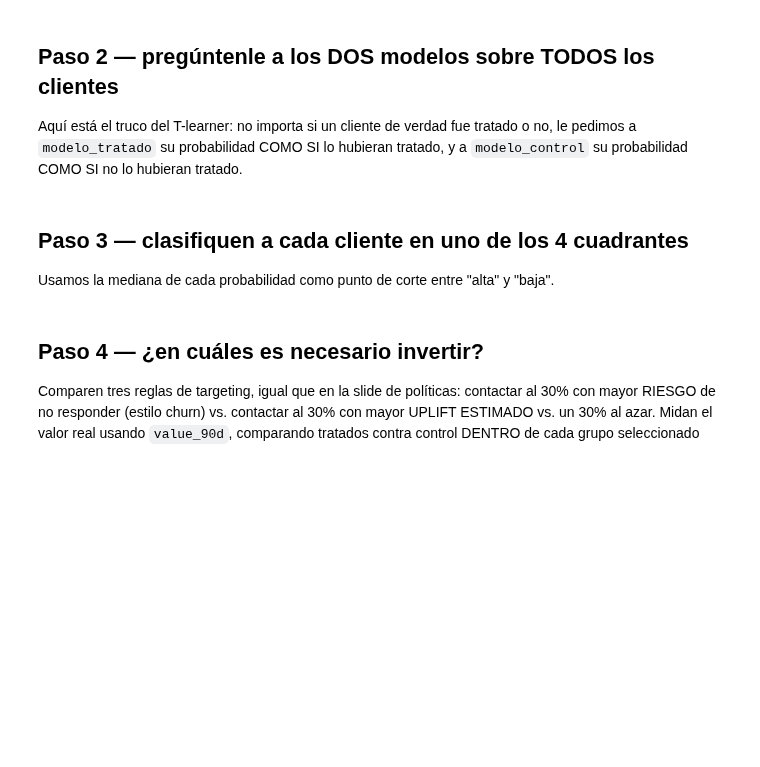
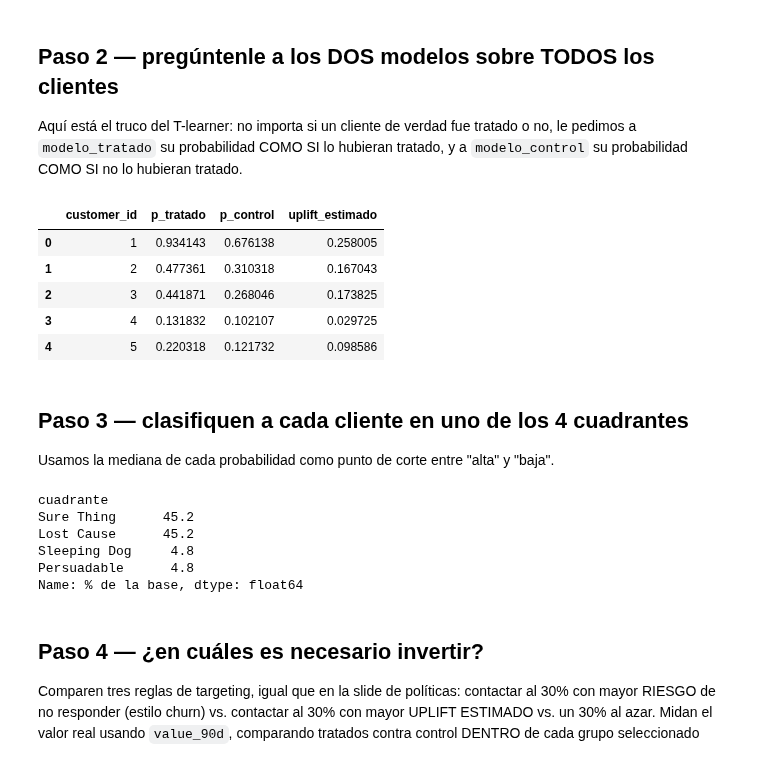
Before and after one commit to ZeroJChang/marketing-analytics-jose-deleon, a Jupyter notebook: Semana_3/breakout_3.ipynb, the cells around one changed output. Drawn from its saved outputs; the diff is of its cells as text; code cells hidden in the pictures; blank space fills up the shorter version.

```diff
--- a/Semana_3/breakout_3.ipynb
+++ b/Semana_3/breakout_3.ipynb
@@ -45,3 +63,18 @@ control.head()
 # TODO: entrenen los dos modelos del T-learner.
 # modelo_tratado   se entrena SOLO con las filas de "tratados" (X=FEATURES, y=responded_90d)
 # modelo_control  se entrena SOLO con las filas de "control"
+modelo_tratado = LogisticRegression(max_iter=1000)
+modelo_control = LogisticRegression(max_iter=1000)
+
+modelo_tratado.fit(
+    tratados[FEATURES],
+    tratados["responded_90d"]
+)
+
+modelo_control.fit(
+    control[FEATURES],
+    control["responded_90d"]
+)
+
+print("Modelo de tratados entrenado")
+print("Modelo de control entrenado")
@@ -54,9 +90,32 @@ probabilidad COMO SI no lo hubieran tratado.
 # %%
 X_todos = df[FEATURES]
 
 # TODO: calculen p_tratado (probabilidad de responder según modelo_tratado) y
 # p_control (probabilidad de responder según modelo_control) para TODOS los clientes.
 # Pista: modelo.predict_proba(X_todos)[:, 1] les da la probabilidad de la clase 1.
+
+X_todos = df[FEATURES]
+
+df["p_tratado"] = modelo_tratado.predict_proba(X_todos)[:, 1]
+df["p_control"] = modelo_control.predict_proba(X_todos)[:, 1]
+
+df["uplift_estimado"] = df["p_tratado"] - df["p_control"]
+
+df[
+    [
+        "customer_id",
+        "p_tratado",
+        "p_control",
+        "uplift_estimado"
+    ]
+].head()
+# %% [output]
+|  | customer_id | p_tratado | p_control | uplift_estimado |
+| 0 | 1 | 0.934143 | 0.676138 | 0.258005 |
+| 1 | 2 | 0.477361 | 0.310318 | 0.167043 |
+| 2 | 3 | 0.441871 | 0.268046 | 0.173825 |
+| 3 | 4 | 0.131832 | 0.102107 | 0.029725 |
+| 4 | 5 | 0.220318 | 0.121732 | 0.098586 |
 # %% [markdown]
 ## Paso 3 — clasifiquen a cada cliente en uno de los 4 cuadrantes
 
@@ -78,6 +137,13 @@ def cuadrante(row):
 
 df["cuadrante"] = df.apply(cuadrante, axis=1)
 df["cuadrante"].value_counts(normalize=True).rename("% de la base").mul(100).round(1)
+# %% [output]
+cuadrante
+Sure Thing      45.2
+Lost Cause      45.2
+Sleeping Dog     4.8
+Persuadable      4.8
+Name: % de la base, dtype: float64
 # %% [markdown]
 ## Paso 4 — ¿en cuáles es necesario invertir?
 
```
Also changed, not shown: parts of 9 cells of this notebook, 3 other files.
